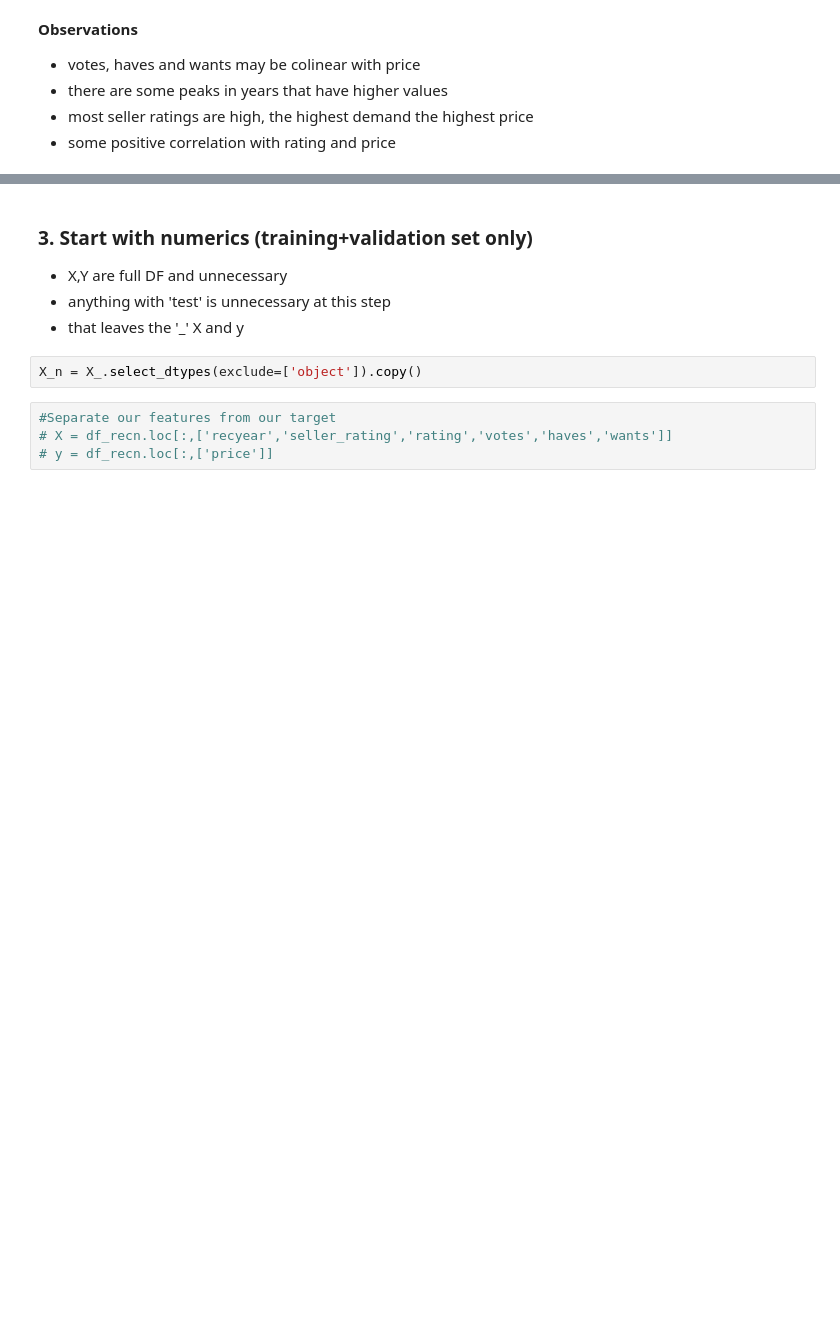
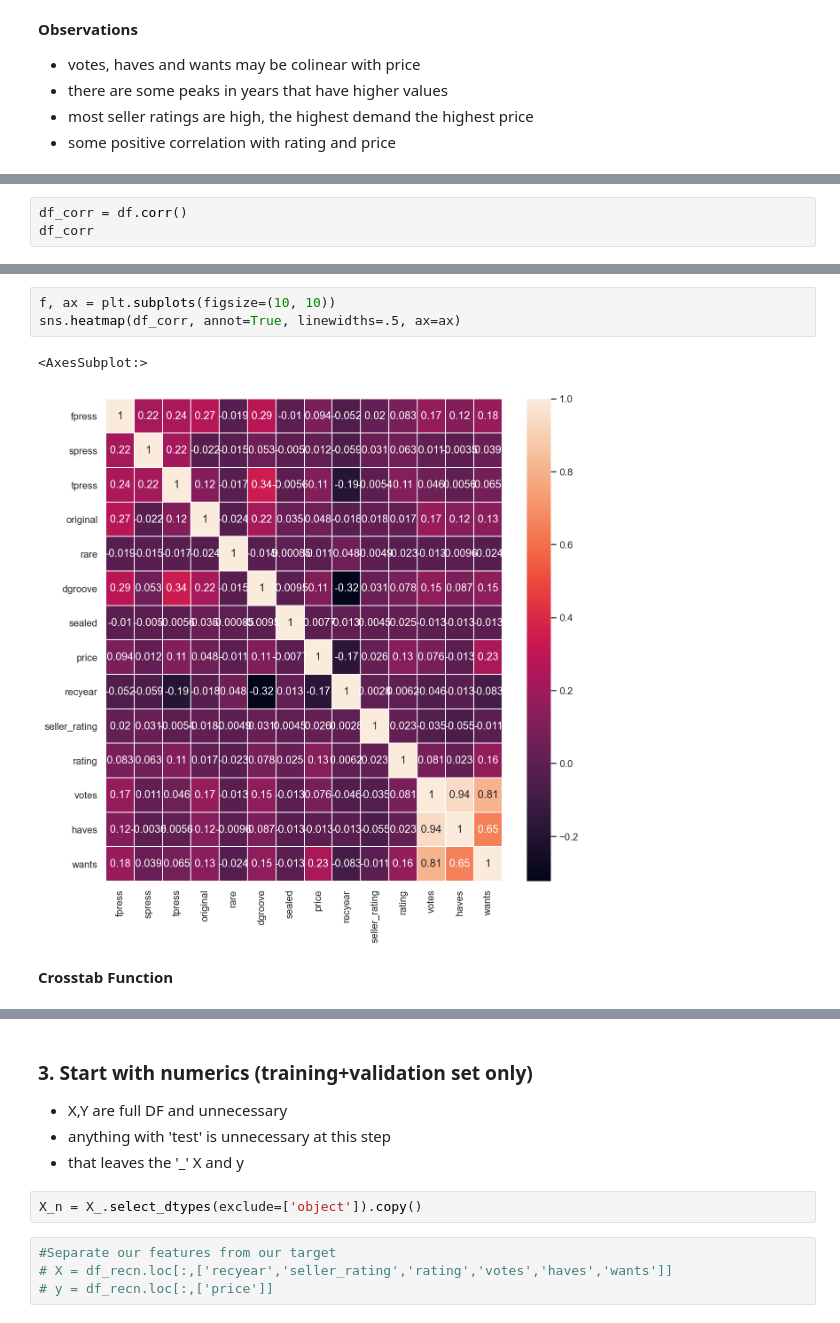
Before and after one commit to chan-chris/Metis_proj2, a Jupyter notebook: pgms/03_analysis.ipynb, the cells around one changed output, grey strips where cells are left out. Saved outputs shown, nothing was run; the diff lists cells and outputs as text; blank space fills up the shorter version.

```diff
--- a/pgms/03_analysis.ipynb
+++ b/pgms/03_analysis.ipynb
@@ -134,0 +164,3 @@ sns.pairplot(df,plot_kws=dict(alpha=.1,edgecolor='none'))
+# %%
+df_corr = df.corr()
+df_corr
@@ -134,0 +183,8 @@ sns.pairplot(df,plot_kws=dict(alpha=.1,edgecolor='none'))
+# %%
+f, ax = plt.subplots(figsize=(10, 10))
+sns.heatmap(df_corr, annot=True, linewidths=.5, ax=ax)
+# %% [output]
+<AxesSubplot:>
+[figure, added]
+# %% [markdown]
+**Crosstab Function**
```
Also changed, not shown: parts of 90 cells of this notebook, 6 other files.
